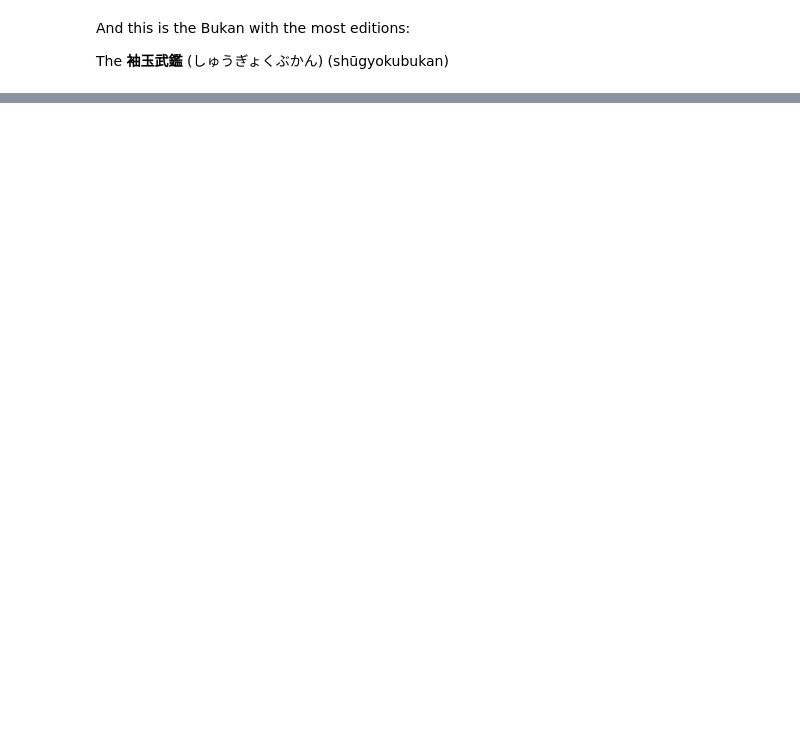
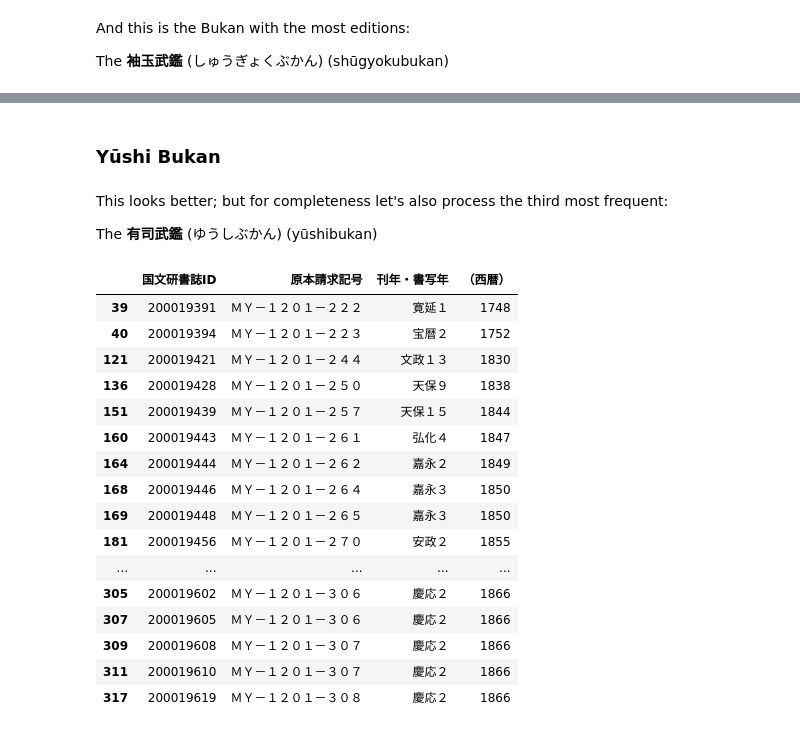
Before and after one commit to leyhline/bukan-collection, a Jupyter notebook: 00-data-validation.ipynb, the cells around one changed output, grey strips where cells are left out. Saved outputs shown, nothing was run; the diff lists cells and outputs as text; code cells hidden in the pictures; blank space fills up the shorter version.

Commit message:
finished initial evaluation of data

```diff
--- a/00-data-validation.ipynb
+++ b/00-data-validation.ipynb
@@ -127,0 +172,32 @@ data[data["書名（統一書名）"] == "袖玉武鑑"]
+# %% [markdown]
+### Yūshi Bukan
+# %% [markdown]
+This looks better; but for completeness let's also process the third most frequent:
+
+The **有司武鑑** (ゆうしぶかん) (yūshibukan)
+# %%
+yuushibukan = data[data["書名（統一書名）"] == "有司武鑑"]
+# %%
+# Output CSV for easier analysis in other software
+yuushibukan.drop(
+    ["書名（統一書名）", "X", "Y", "Width", "Height", "Comment", "(単位)", "冊数等", "刊・写", "オープンデータ分類", "公開時期"], 1).astype(
+    {"国文研書誌ID":int, "（西暦）":int})#.to_csv(
+    #"yuushibukan.csv", index=False)
+# %% [output]
+|  | 国文研書誌ID | 原本請求記号 | 刊年・書写年 | （西暦） |
+| 39 | 200019391 | ＭＹ－１２０１－２２２ | 寛延１ | 1748 |
+| 40 | 200019394 | ＭＹ－１２０１－２２３ | 宝暦２ | 1752 |
+| 121 | 200019421 | ＭＹ－１２０１－２４４ | 文政１３ | 1830 |
+| 136 | 200019428 | ＭＹ－１２０１－２５０ | 天保９ | 1838 |
+| 151 | 200019439 | ＭＹ－１２０１－２５７ | 天保１５ | 1844 |
+| 160 | 200019443 | ＭＹ－１２０１－２６１ | 弘化４ | 1847 |
+| 164 | 200019444 | ＭＹ－１２０１－２６２ | 嘉永２ | 1849 |
+| 168 | 200019446 | ＭＹ－１２０１－２６４ | 嘉永３ | 1850 |
+| 169 | 200019448 | ＭＹ－１２０１－２６５ | 嘉永３ | 1850 |
+| 181 | 200019456 | ＭＹ－１２０１－２７０ | 安政２ | 1855 |
+| ... | ... | ... | ... | ... |
+| 305 | 200019602 | ＭＹ－１２０１－３０６ | 慶応２ | 1866 |
+| 307 | 200019605 | ＭＹ－１２０１－３０６ | 慶応２ | 1866 |
+| 309 | 200019608 | ＭＹ－１２０１－３０７ | 慶応２ | 1866 |
+| 311 | 200019610 | ＭＹ－１２０１－３０７ | 慶応２ | 1866 |
+| 317 | 200019619 | ＭＹ－１２０１－３０８ | 慶応２ | 1866 |
```
Also changed, not shown: parts of 9 cells of this notebook, 1 other file.
